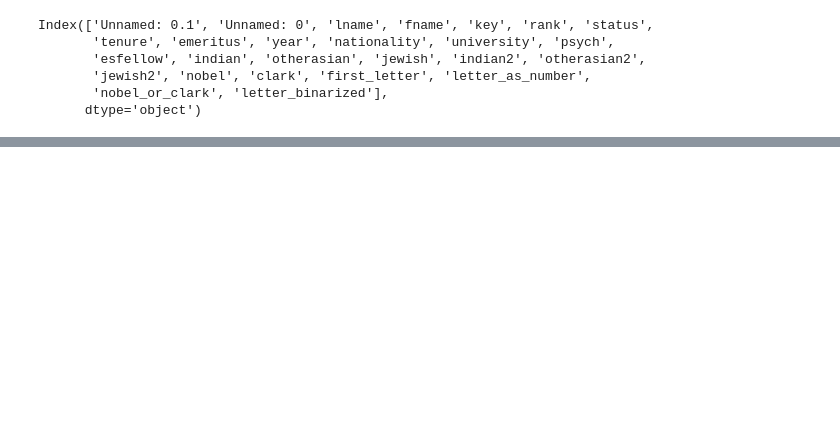
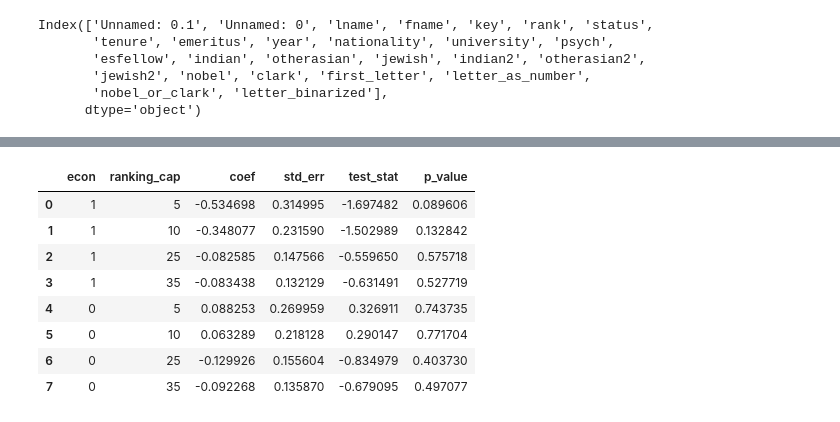
Before and after one commit to silva-cole/ecma31350-final-project, a Jupyter notebook: code/Double ML Modeling.ipynb, the cells around one changed output, grey strips where cells are left out. Cells and saved outputs as stored; diff of their text form; code cells hidden in the pictures; blank space fills up the shorter version.

```diff
--- a/code/Double ML Modeling.ipynb
+++ b/code/Double ML Modeling.ipynb
@@ -294,0 +328,17 @@ results_df
+# %%
+d = {'econ': [], 'ranking_cap': [],
+           'coef': [], 'std_err': [],
+           'test_stat': [], 'p_value': []}
+for psych in [0,1]:
+    for ranking_cap in [5, 10, 25, 35]:
+        mod = smf.logit('tenure ~ letter_binarized + indian + otherasian + jewish + rank', \
+                data=faculty_df[(faculty_df['psych'] == psych) & (faculty_df['rank'] <= ranking_cap)]).fit()
+
+        d['econ'].append(1 - psych)
+        d['ranking_cap'].append(ranking_cap)
+        d['coef'].append(mod.params[1])
+        d['std_err'].append(mod.bse[1])
+        d['test_stat'].append(mod.tvalues[1])
+        d['p_value'].append(mod.pvalues[1])
+
+results_df_logit_binarized = pd.DataFrame(d)
@@ -294,0 +363,12 @@ results_df
+# %%
+results_df_logit_binarized
+# %% [output]
+|  | econ | ranking_cap | coef | std_err | test_stat | p_value |
+| 0 | 1 | 5 | -0.534698 | 0.314995 | -1.697482 | 0.089606 |
+| 1 | 1 | 10 | -0.348077 | 0.231590 | -1.502989 | 0.132842 |
+| 2 | 1 | 25 | -0.082585 | 0.147566 | -0.559650 | 0.575718 |
+| 3 | 1 | 35 | -0.083438 | 0.132129 | -0.631491 | 0.527719 |
+| 4 | 0 | 5 | 0.088253 | 0.269959 | 0.326911 | 0.743735 |
+| 5 | 0 | 10 | 0.063289 | 0.218128 | 0.290147 | 0.771704 |
+| 6 | 0 | 25 | -0.129926 | 0.155604 | -0.834979 | 0.403730 |
+| 7 | 0 | 35 | -0.092268 | 0.135870 | -0.679095 | 0.497077 |
```
Also changed, not shown: parts of 8 cells of this notebook.
